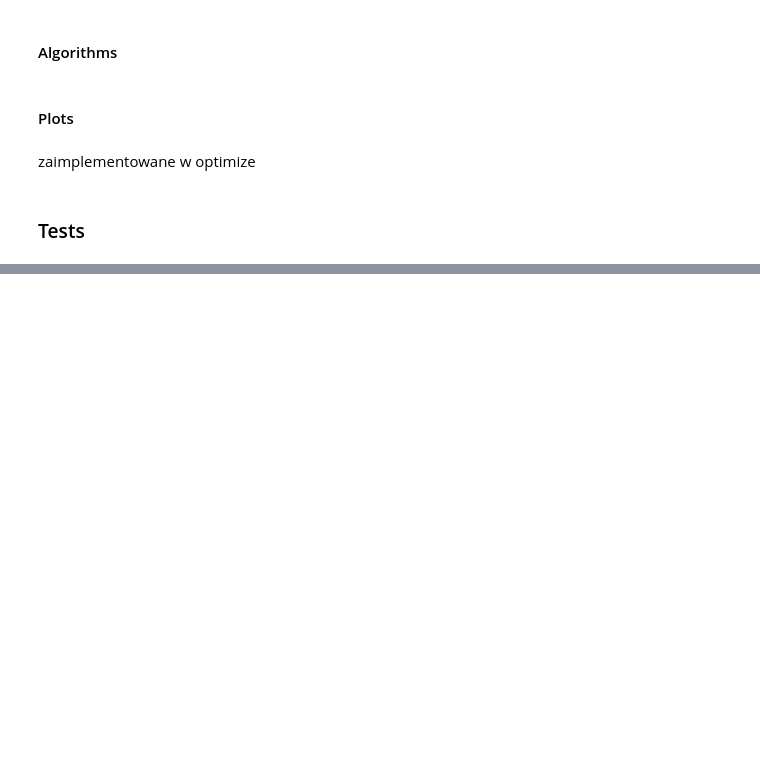
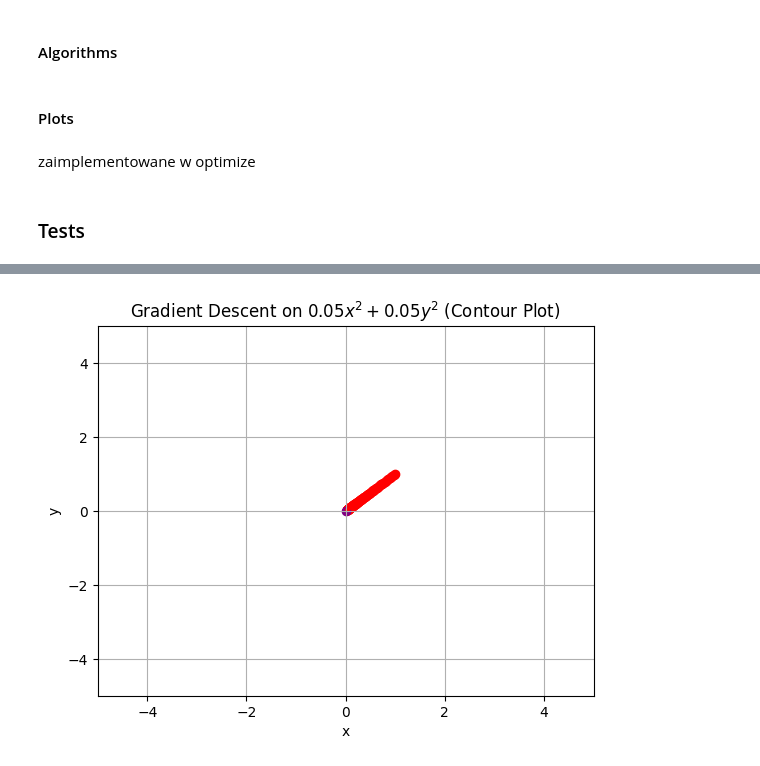
Before and after one commit to maxi7524/proseminarium, a Jupyter notebook: summary.ipynb, the cells around one changed output, grey strips where cells are left out. Drawn from its saved outputs; the diff is of its cells as text; code cells hidden in the pictures; blank space fills up the shorter version.

```diff
--- a/summary.ipynb
+++ b/summary.ipynb
@@ -159,7 +164,7 @@ def plot_3d(func: callable, func_g: list, interval: list, func_name: str):
     ax.set_zlabel('f(x, y)')
     plt.show()
 # %%
-def plot_3d_on_2d(func: callable, func_g: list, interval: list, lvl: float, func_name: str):
+def plot_3d_on_2d(func: callable, func_g: list, interval: list, lvl: float, min_point: list, func_name: str):
     # creating local variables
     a, b = interval
     dens = int(np.ceil(b-a) * 10)
@@ -176,6 +181,7 @@ def plot_3d_on_2d(func: callable, func_g: list, interval: list, lvl: float, func
 
     # gradient trajectories
     plt.scatter(func_g[:, 0], func_g[:, 1], color='red', label='Gradient Path')
+    plt.scatter(*min_point, color='purple')
     # gradient arrows
     for i in range(len(func_g) - 1):
         x, y, x_n, y_n = *func_g[i, :], *func_g[i+1, :]
@@ -185,7 +191,7 @@ def plot_3d_on_2d(func: callable, func_g: list, interval: list, lvl: float, func
 
     # display
     # plt.colorbar(contour)
-    plt.title(f"Gradient Descent on {func_name} (Contour Plot)")
+    plt.title(f"Gradient Descent on ${func_name}$ (Contour Plot)")
     plt.xlabel('x')
     plt.ylabel('y')
     plt.grid(True)
@@ -308,0 +372,75 @@ will be removed in a future version of SymPy.
+# %%
+# parameters
+learning_rate = 0.3
+n_iter = 120
+x_init = (1, 1)
+x_final = (0, 0)
+
+# creating function
+x, y = sp.symbols('x y')
+
+
+###############################
+# # funkcja gd działająca
+# func_sp = 1/100 * (x**2 + (y- 0.47)**2)
+# func_name = sp.latex(func_sp)
+# func = sp.lambdify((x, y), func_sp)
+# func_sp_gd = gradient_descent(x_init, func_sp, learning_rate, n_iter, None)
+
+# plot_3d_on_2d(func, func_sp_gd, [-5, 5], 4, x_final, func_name)
+
+
+#########################
+# # pokazanie Learning rate (skrajne wartości)
+# learning_rate = 4
+# func_sp = 1/2 * x**2 + y **2
+# func_name = sp.latex(func_sp)
+# func = sp.lambdify((x, y), func_sp)
+# func_sp_gd = gradient_descent(x_init, func_sp, learning_rate, n_iter, None)
+
+# # TODO loop for n1:4 so we can see how it is jumping ~ showing to big learning value and also lack of momentum
+
+# plot_3d_on_2d(func, func_sp_gd, [-5, 5], 0.1, x_final, func_name)
+
+
+
+##############################
+# gd nie działa ~ słaba zbieżnośc (nie minima są małe)
+func_sp = 1/20 *( x**2 + y **2)
+func_name = sp.latex(func_sp)
+func = sp.lambdify((x, y), func_sp)
+func_sp_gd = gradient_descent(x_init, func_sp, learning_rate, n_iter, None)
+
+plot_3d_on_2d(func, func_sp_gd, [-5, 5], 0.1, x_final, func_name)
+
+
+# pokazanie że momentum sobie lepiej radzi
+func_sp = 1/20 *(x**2 + y **2)
+func_name = sp.latex(func_sp)
+func = sp.lambdify((x, y), func_sp)
+func_sp_gd = momentum_gradient_descent(x_init, 0.9, func_sp, learning_rate, n_iter, None)
+
+plot_3d_on_2d(func, func_sp_gd, [-5, 5], 0.1, x_final, func_name)
+
+
+
+##############################
+# pokazanie że momentum sobie lepiej radzi
+func_sp = 1/20 *(x**2 + y **2)
+func_name = sp.latex(func_sp)
+func = sp.lambdify((x, y), func_sp)
+func_sp_gd = momentum_gradient_descent(x_init, 0.9, func_sp, learning_rate, n_iter, None)
+
+plot_3d_on_2d(func, func_sp_gd, [-5, 5], 0.4, x_final, func_name)
+
+# komentarz nie trzeba osobno bety rozpatrywać, wystarczy po prostu skomentować to to nam mówi o tym w jaki sposób
+
+# n = 10
+func_sp = 10/20 *(x**2 + y **2)
+func_name = sp.latex(func_sp)
+func = sp.lambdify((x, y), func_sp)
+func_sp_gd = adam_gradient_descent(x_init, func_sp, learning_rate, n_iter, None)
+
+plot_3d_on_2d(func, func_sp_gd, [-5, 5], 0.1, x_final, func_name)
+# %% [output]
+[figure, added]
```
Also changed, not shown: parts of 18 cells of this notebook.
